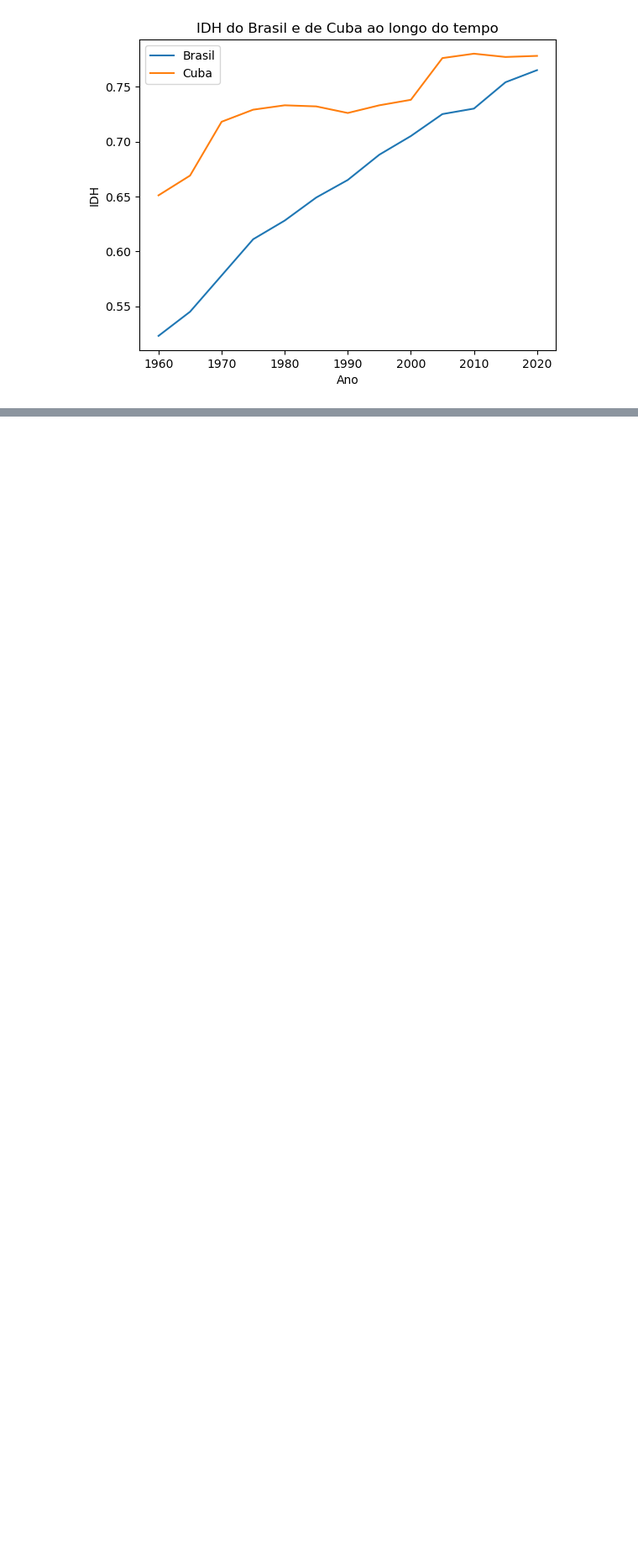
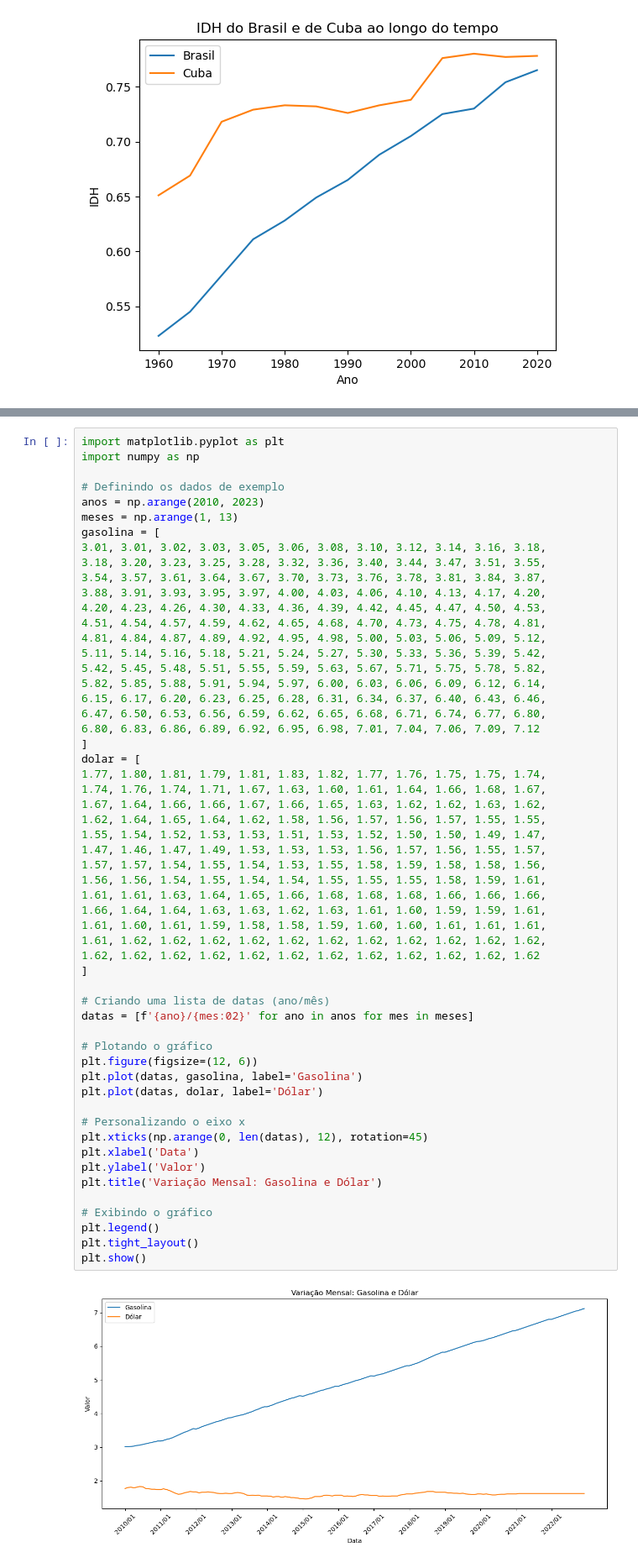
Before and after one commit to WagnerSteffen/Aulas-Python, a Jupyter notebook: graphic_plot.ipynb, the cells around one changed output, grey strips where cells are left out. Shown at 84% size. Cells and saved outputs as stored; diff of their text form; blank space fills up the shorter version.

```diff
--- a/graphic_plot.ipynb
+++ b/graphic_plot.ipynb
@@ -22,0 +187,58 @@ plt.show()
+# %%
+import matplotlib.pyplot as plt
+import numpy as np
+
+# Definindo os dados de exemplo
+anos = np.arange(2010, 2023)
+meses = np.arange(1, 13)
+gasolina = [
+3.01, 3.01, 3.02, 3.03, 3.05, 3.06, 3.08, 3.10, 3.12, 3.14, 3.16, 3.18,
+3.18, 3.20, 3.23, 3.25, 3.28, 3.32, 3.36, 3.40, 3.44, 3.47, 3.51, 3.55,
+3.54, 3.57, 3.61, 3.64, 3.67, 3.70, 3.73, 3.76, 3.78, 3.81, 3.84, 3.87,
+3.88, 3.91, 3.93, 3.95, 3.97, 4.00, 4.03, 4.06, 4.10, 4.13, 4.17, 4.20,
+4.20, 4.23, 4.26, 4.30, 4.33, 4.36, 4.39, 4.42, 4.45, 4.47, 4.50, 4.53,
+4.51, 4.54, 4.57, 4.59, 4.62, 4.65, 4.68, 4.70, 4.73, 4.75, 4.78, 4.81,
+4.81, 4.84, 4.87, 4.89, 4.92, 4.95, 4.98, 5.00, 5.03, 5.06, 5.09, 5.12,
+5.11, 5.14, 5.16, 5.18, 5.21, 5.24, 5.27, 5.30, 5.33, 5.36, 5.39, 5.42,
+5.42, 5.45, 5.48, 5.51, 5.55, 5.59, 5.63, 5.67, 5.71, 5.75, 5.78, 5.82,
+5.82, 5.85, 5.88, 5.91, 5.94, 5.97, 6.00, 6.03, 6.06, 6.09, 6.12, 6.14,
+6.15, 6.17, 6.20, 6.23, 6.25, 6.28, 6.31, 6.34, 6.37, 6.40, 6.43, 6.46,
+6.47, 6.50, 6.53, 6.56, 6.59, 6.62, 6.65, 6.68, 6.71, 6.74, 6.77, 6.80,
+6.80, 6.83, 6.86, 6.89, 6.92, 6.95, 6.98, 7.01, 7.04, 7.06, 7.09, 7.12
+]
+dolar = [
+1.77, 1.80, 1.81, 1.79, 1.81, 1.83, 1.82, 1.77, 1.76, 1.75, 1.75, 1.74,
+1.74, 1.76, 1.74, 1.71, 1.67, 1.63, 1.60, 1.61, 1.64, 1.66, 1.68, 1.67,
+1.67, 1.64, 1.66, 1.66, 1.67, 1.66, 1.65, 1.63, 1.62, 1.62, 1.63, 1.62,
+1.62, 1.64, 1.65, 1.64, 1.62, 1.58, 1.56, 1.57, 1.56, 1.57, 1.55, 1.55,
+1.55, 1.54, 1.52, 1.53, 1.53, 1.51, 1.53, 1.52, 1.50, 1.50, 1.49, 1.47,
+1.47, 1.46, 1.47, 1.49, 1.53, 1.53, 1.53, 1.56, 1.57, 1.56, 1.55, 1.57,
+1.57, 1.57, 1.54, 1.55, 1.54, 1.53, 1.55, 1.58, 1.59, 1.58, 1.58, 1.56,
+1.56, 1.56, 1.54, 1.55, 1.54, 1.54, 1.55, 1.55, 1.55, 1.58, 1.59, 1.61,
+1.61, 1.61, 1.63, 1.64, 1.65, 1.66, 1.68, 1.68, 1.68, 1.66, 1.66, 1.66,
+1.66, 1.64, 1.64, 1.63, 1.63, 1.62, 1.63, 1.61, 1.60, 1.59, 1.59, 1.61,
+1.61, 1.60, 1.61, 1.59, 1.58, 1.58, 1.59, 1.60, 1.60, 1.61, 1.61, 1.61,
+1.61, 1.62, 1.62, 1.62, 1.62, 1.62, 1.62, 1.62, 1.62, 1.62, 1.62, 1.62,
+1.62, 1.62, 1.62, 1.62, 1.62, 1.62, 1.62, 1.62, 1.62, 1.62, 1.62, 1.62
+]
+
+# Criando uma lista de datas (ano/mês)
+datas = [f'{ano}/{mes:02}' for ano in anos for mes in meses]
+
+# Plotando o gráfico
+plt.figure(figsize=(12, 6))
+plt.plot(datas, gasolina, label='Gasolina')
+plt.plot(datas, dolar, label='Dólar')
+
+# Personalizando o eixo x
+plt.xticks(np.arange(0, len(datas), 12), rotation=45)
+plt.xlabel('Data')
+plt.ylabel('Valor')
+plt.title('Variação Mensal: Gasolina e Dólar')
+
+# Exibindo o gráfico
+plt.legend()
+plt.tight_layout()
+plt.show()
+# %% [output]
+[figure, added]
```
Also changed, not shown: parts of 5 cells of this notebook, 3 other files.
